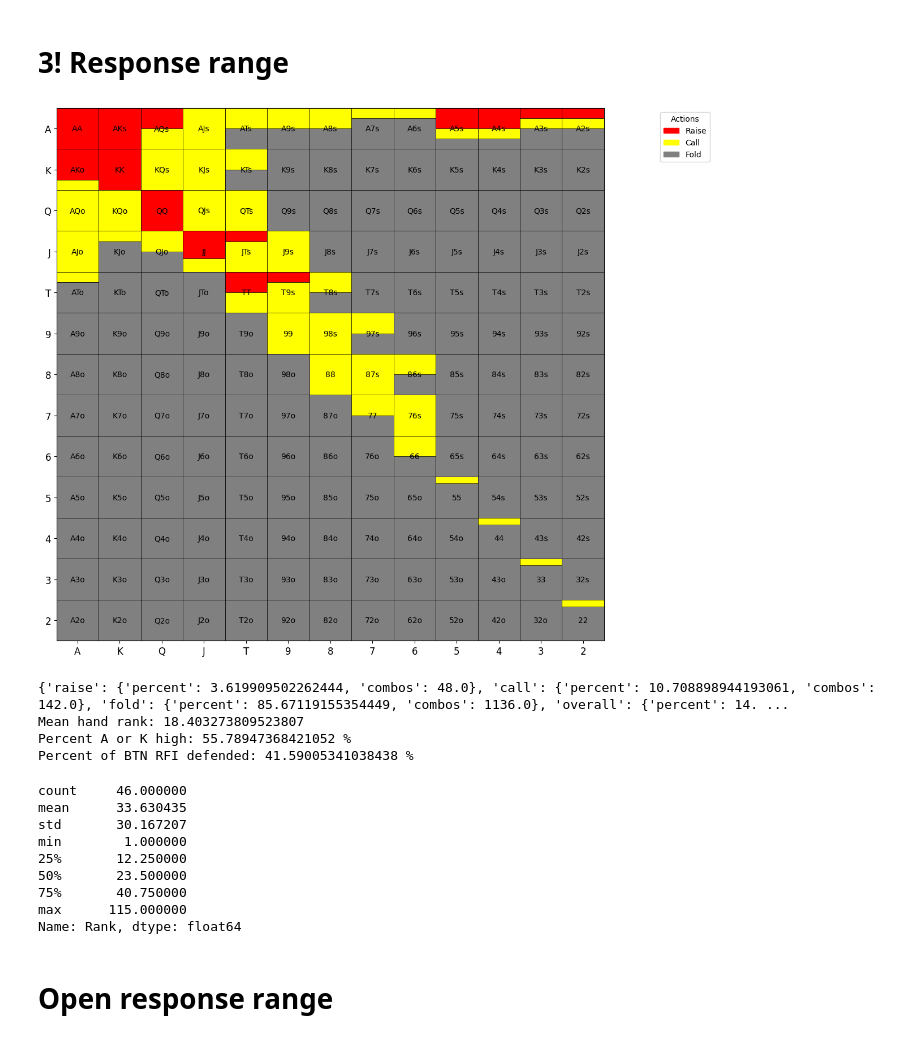
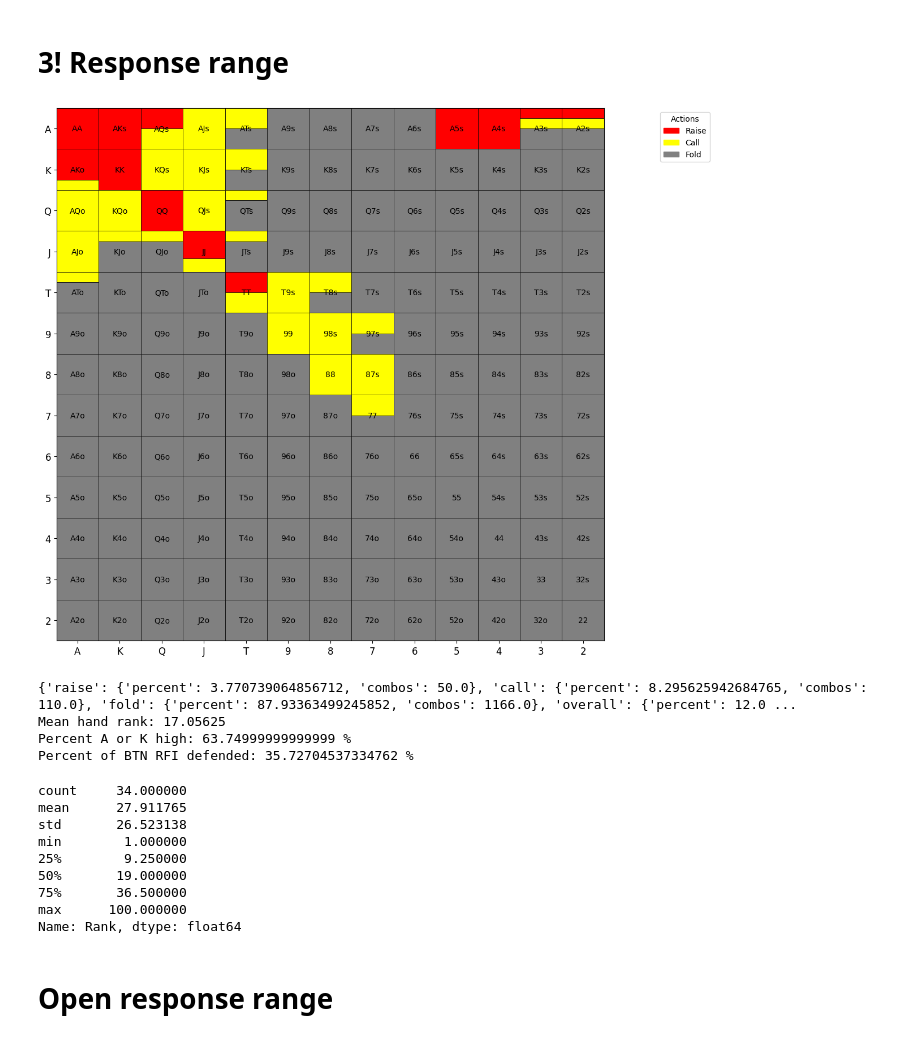
Before and after one commit to KunaalAgarwal/poker_analysis, a Jupyter notebook: src/btn_ranges.ipynb, the cells around one changed output. Saved outputs shown, nothing was run; the diff lists cells and outputs as text; code cells hidden in the pictures.

Commit message:
Updated btn 3! response, removed the 4bet bluffs with j10s and 109s

```diff
--- a/src/btn_ranges.ipynb
+++ b/src/btn_ranges.ipynb
@@ -159,23 +159,23 @@ response_3bet_range = {
     "99": {"raise": 0.0, "call": 1.0},
     "88": {"raise": 0.0, "call": 1.0},
     "77": {"raise": 0.0, "call": 0.5},
-    "66": {"raise": 0.0, "call": 0.5},
-    "55": {"raise": 0.0, "call": 1/6},
-    "44": {"raise": 0.0, "call": 1/6},
-    "33": {"raise": 0.0, "call": 1/6},
-    "22": {"raise": 0.0, "call": 1/6},
+    "66": {"raise": 0.0, "call": 0.0},
+    "55": {"raise": 0.0, "call": 0.0},
+    "44": {"raise": 0.0, "call": 0.0},
+    "33": {"raise": 0.0, "call": 0.0},
+    "22": {"raise": 0.0, "call": 0.0},
 
     "AKs": {"raise": 1.0, "call": 0.0},
     "AQs": {"raise": 0.5, "call": 0.5},
     "AJs": {"raise": 0.0, "call": 1.0},
     "ATs": {"raise": 0.0, "call": 0.5},
-    "A9s": {"raise": 0.0, "call": 0.5},
-    "A8s": {"raise": 0.0, "call": 0.5},
-    "A7s": {"raise": 0.0, "call": 0.25},
-    "A6s": {"raise": 0.0, "call": 0.25},
+    "A9s": {"raise": 0.0, "call": 0.0},
+    "A8s": {"raise": 0.0, "call": 0.0},
+    "A7s": {"raise": 0.0, "call": 0.0},
+    "A6s": {"raise": 0.0, "call": 0.0},
     # reduced 4bet bluff combos
-    "A5s": {"raise": 0.5, "call": 0.25},
-    "A4s": {"raise": 0.5, "call": 0.25},
+    "A5s": {"raise": 1.0, "call": 0.0},
+    "A4s": {"raise": 1.0, "call": 0.0},
     "A3s": {"raise": 0.25, "call": 0.25},
     "A2s": {"raise": 0.25, "call": 0.25},
 
@@ -199,63 +199,62 @@ response_3bet_range = {
     "KTo": {"raise": 0.0, "call": 0.0},
 
     "QJs": {"raise": 0.0, "call": 1.0},
-    "QTs": {"raise": 0.0, "call": 1.0},
+    "QTs": {"raise": 0.0, "call": 0.25},
 
-    "QJo": {"raise": 0.0, "call": 0.5},
+    "QJo": {"raise": 0.0, "call": 0.25},
     "QTo": {"raise": 0.0, "call": 0.0},
     "Q9o": {"raise": 0.0, "call": 0.0},
 
-    # decreased 4bet bluffs
-    "JTs": {"raise": 0.25, "call": 0.75},
-    "J9s": {"raise": 0.0, "call": 1.0},
+    "JTs": {"raise": 0.0, "call": 0.25},
+    "J9s": {"raise": 0.0, "call": 0.0},
 
     "JTo": {"raise": 0.0, "call": 0.0},
     "J9o": {"raise": 0.0, "call": 0.0},
 
     # decreased 4bet bluffs
-    "T9s": {"raise": 0.25, "call": 0.75},
+    "T9s": {"raise": 0.0, "call": 1.0},
     "T8s": {"raise": 0.0, "call": 0.5},
 
     "98s": {"raise": 0.0, "call": 1.0},
     "97s": {"raise": 0.0, "call": 0.5},
 
     "87s": {"raise": 0.0, "call": 1.0},
-    "86s": {"raise": 0.0, "call": 0.5},
+    "86s": {"raise": 0.0, "call": 0.0},
 
-    "76s": {"raise": 0.0, "call": 1.0},
+    "76s": {"raise": 0.0, "call": 0.0},
     "75s": {"raise": 0.0, "call": 0.0},
 
     "65s": {"raise": 0.0, "call": 0.0},
 }
 # Visualize the range
 response_3bet = range_construction.generate_range(response_3bet_range, '../ranges/btn_ranges/btn_3!response')
 response_3bet_distribution = range_construction.range_hand_distribution(response_3bet_range)
 response_3bet_percent_by_actions = range_construction.range_percent_by_all_actions(response_3bet_range)
 response_3bet_mean_hand_rank = range_construction.average_range_rank(response_3bet_range)
 
 defended_rfi = 100*response_3bet_percent_by_actions['overall']['combos'] / rfi_percent_by_actions['overall']['combos']
 
 print(response_3bet_percent_by_actions)
 print(f'Mean hand rank: {response_3bet_mean_hand_rank}')
 print(f'Percent A or K high: {range_construction.percent_range_high_card(response_3bet_range)} %')
 print(f'Percent of BTN RFI defended: {defended_rfi} %')
 
 response_3bet_distribution[1].to_csv('../ranges/btn_ranges/btn_3bet_response_distribution.csv')
 response_3bet_distribution[0]
 # %% [output]
-[figure, old version]
+[figure, new version]
-{'raise': {'percent': 3.619909502262444, 'combos': 48.0}, 'call': {'percent': 10.708898944193061, 'combos': 142.0}, 'fold': {'percent': 85.67119155354449, 'combos': 1136.0}, 'overall': {'percent': 14. ...
-Mean hand rank: 18.403273809523807
-Percent A or K high: 55.78947368421052 %
-Percent of BTN RFI defended: 41.59005341038438 %
+{'raise': {'percent': 3.770739064856712, 'combos': 50.0}, 'call': {'percent': 8.295625942684765, 'combos': 110.0}, 'fold': {'percent': 87.93363499245852, 'combos': 1166.0}, 'overall': {'percent': 12.0 ...
+Mean hand rank: 17.05625
+Percent A or K high: 63.74999999999999 %
+Percent of BTN RFI defended: 35.72704537334762 %
-count     46.000000
-mean      33.630435
-std       30.167207
+count     34.000000
+mean      27.911765
+std       26.523138
 min        1.000000
-25%       12.250000
-50%       23.500000
-75%       40.750000
-max      115.000000
+25%        9.250000
+50%       19.000000
+75%       36.500000
+max      100.000000
 Name: Rank, dtype: float64
 # %% [markdown]
 # Open response range
```
Also changed, not shown: 2 other files.
